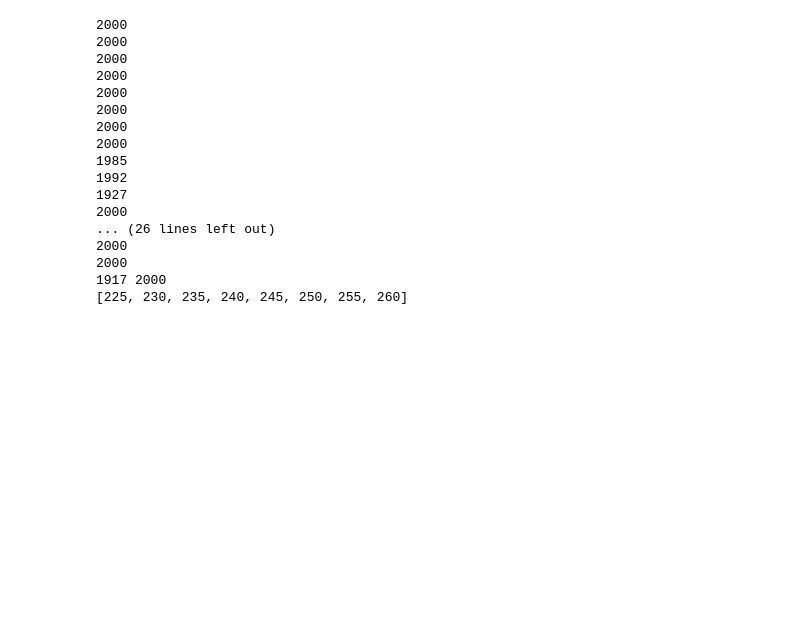
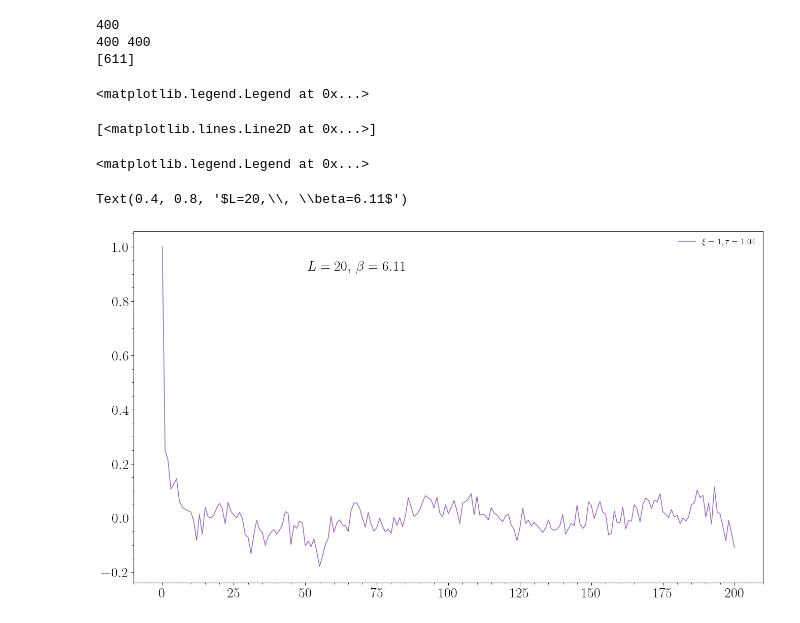
Before and after one commit to smithwya/CoulombGaugeLattice, a Jupyter notebook: Arkaitz/Analysis/tests_autocorrs.ipynb, the cells around one changed output. Saved outputs shown, nothing was run; the diff lists cells and outputs as text; code cells hidden in the pictures; blank space fills up the shorter version.

```diff
--- a/Arkaitz/Analysis/tests_autocorrs.ipynb
+++ b/Arkaitz/Analysis/tests_autocorrs.ipynb
@@ -58,7 +58,7 @@ iminuit version: 2.28.0
 # Importing fixed params for analysis
 #------------------------------------------------------------------------------------------------------------------------------------------
 
-with open('ini_files/S_analysis_L16_pole.toml', "rb") as f:
+with open('ini_files/W_analysis_L20_xi=1_pole.toml', "rb") as f:
     params = tomli.load(f)
 
 with open('ini_files/basic_setup_pole.toml', "rb") as f2:
@@ -197,23 +197,9 @@ for k in range(len(xi)):
 print(min(nconfigs),max(nconfigs))
 print(beta)
 # %% [output]
-2000
-2000
-2000
-2000
-2000
-2000
-2000
-2000
-1985
-1992
-1927
-2000
-... (26 lines left out)
-2000
-2000
-1917 2000
-[225, 230, 235, 240, 245, 250, 255, 260]
+400
+400 400
+[611]
 # %%
 # Testing autocorrelations, based on page 94 from Gattringer and Lang's and page 184 of Degrand and Detar
 
@@ -237,11 +223,11 @@ def autocorr(list,dt):
     return corr2
 
 xi_range=1
-r_range=10
+r_range=5
 r_ini=1
-tval=10
+tval=5
 t_ini=1
-ergodic_T=100
+ergodic_T=200
 
 for beta_label in range(len(beta)):
 
@@ -261,31 +247,37 @@ for beta_label in range(len(beta)):
             for i in range(int(totaltraj/jump_configs)):
                 index=jump_configs*i
                 Gc[[i]]=data[x][beta_label][range(index*Nt,(index+1)*Nt),[r]]
 
             data_ergodic   = np.linspace(0, ergodic_T, ergodic_T+1)
             corr_ergodic=[]
             for i in data_ergodic:
                 inter=0
                 for k in range(t_ini,t_ini+tval):
                      inter+=autocorr(Gc[:,k],int(i))/autocorr(Gc[:,k],0)/tval
 
                 corr_ergodic.append(inter)
 
             corr_ergodic_final.append(corr_ergodic)
 
         final_autocor=np.mean(corr_ergodic_final,axis=0)
         fit_autocor=sp.optimize.curve_fit(auto_func,data_ergodic,final_autocor)
         time_autoco=fit_autocor[0][1]
 
         plt.plot(data_ergodic, final_autocor, label='$\\xi={},\\tau={:10.2f}$'.format(x+1,time_autoco),color=jpac_color_around[x])
         plt.legend(fontsize=12,frameon=False,loc=1)
         #plt.plot(data_ergodic, auto_func(data_ergodic,fit_autocor[0][0],fit_autocor[0][1]), label="fit",color="blue")
 
     plt.figtext(0.4, 0.8,
                 '$L={},\, \\beta={}$'.format(sizelabel,beta[beta_label]/betanorm),
                 horizontalalignment ="center",
                 verticalalignment ="center",
                 wrap = True, fontsize = 20,
                 color ="black")
     plt.show()
+# %% [output]
+<matplotlib.legend.Legend at 0x...>
+[<matplotlib.lines.Line2D at 0x...>]
+<matplotlib.legend.Legend at 0x...>
+Text(0.4, 0.8, '$L=20,\\, \\beta=6.11$')
+[figure, added]
 # %%
```
Also changed, not shown: parts of 4 cells of this notebook, 13 other files.
